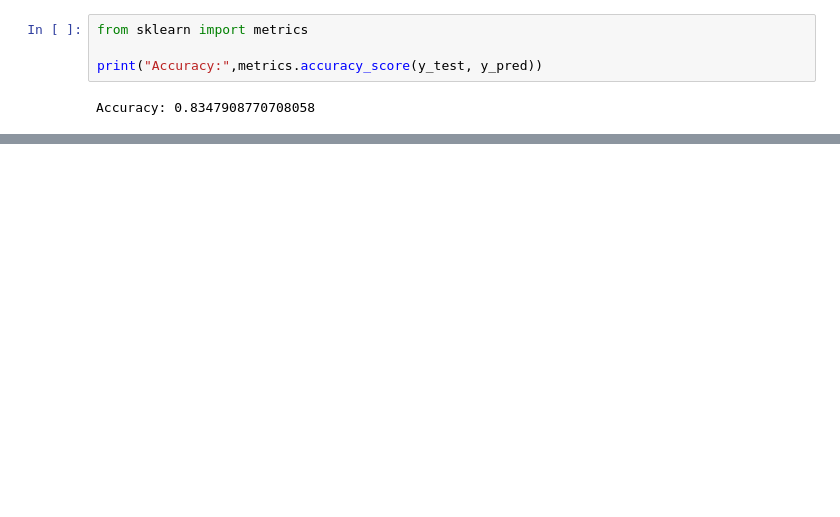
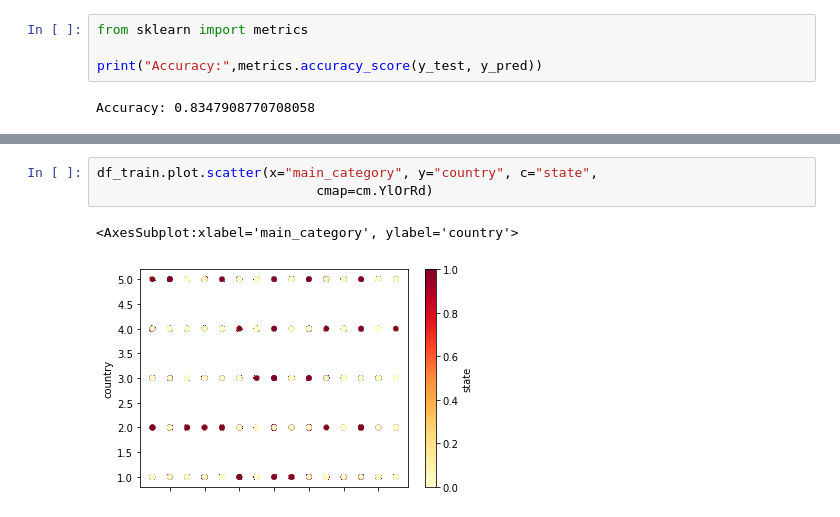
Before and after one commit to rgiron1/CS-105-finalProject, a Jupyter notebook: FinalProject.ipynb, the cells around one changed output, grey strips where cells are left out. Cells and saved outputs as stored; diff of their text form; blank space fills up the shorter version.

```diff
--- a/FinalProject.ipynb
+++ b/FinalProject.ipynb
@@ -384,0 +429,6 @@ Accuracy: 0.8347908770708058
+# %%
+df_train.plot.scatter(x="main_category", y="country", c="state",
+                            cmap=cm.YlOrRd)
+# %% [output]
+<AxesSubplot:xlabel='main_category', ylabel='country'>
+[figure, added]
```
Also changed, not shown: parts of 30 cells of this notebook.
